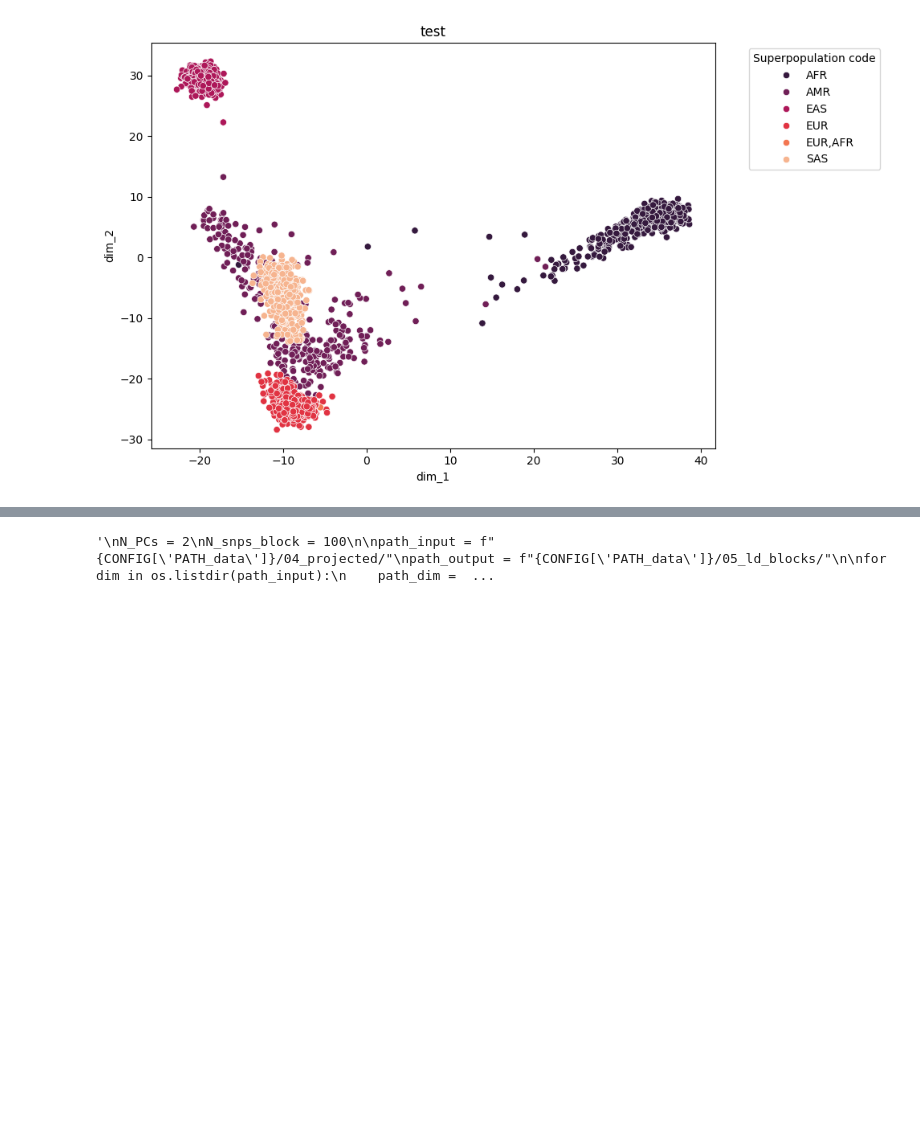
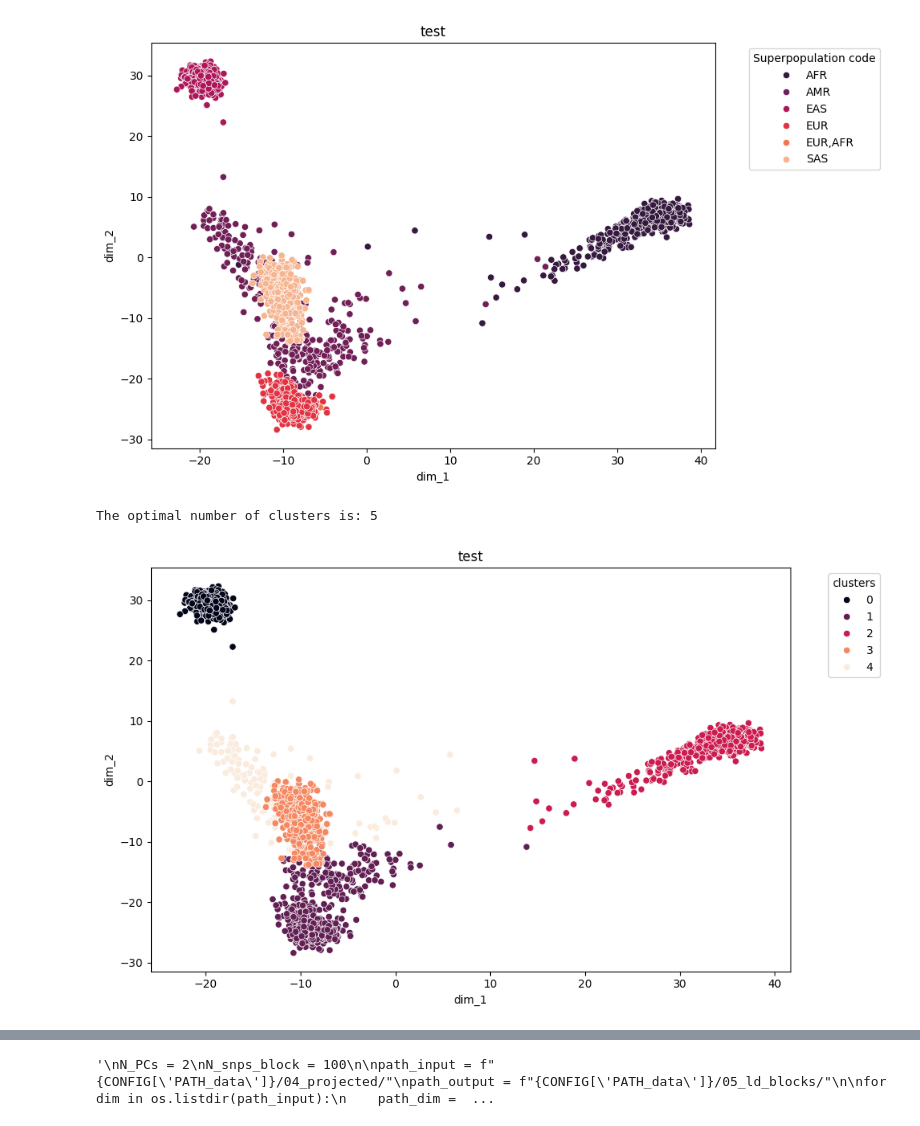
Before and after one commit to mat2m10/pca_projection, a Jupyter notebook: run_test.ipynb, the cells around one changed output, grey strips where cells are left out. Cells and saved outputs as stored; diff of their text form; code cells hidden in the pictures; blank space fills up the shorter version.

```diff
--- a/run_test.ipynb
+++ b/run_test.ipynb
@@ -104,3 +118,13 @@ for dim in dims:
 make_population_plot(merged_df, 'dim_1', 'dim_2', 'Superpopulation code', 'test', palette = 'rocket')
 # %% [output]
 [figure]
+# %%
+labels = silhouette_score_clusters(merged_df, ['dim_1', 'dim_2', 'dim_3'], plot=False)
+# %% [output]
+The optimal number of clusters is: 5
+# %%
+merged_df['clusters'] = labels
+# %%
+make_population_plot(merged_df, 'dim_1', 'dim_2', 'clusters', 'test', palette = 'rocket')
+# %% [output]
+[figure, added]
```
Also changed, not shown: parts of 8 cells of this notebook, 1 other file.
